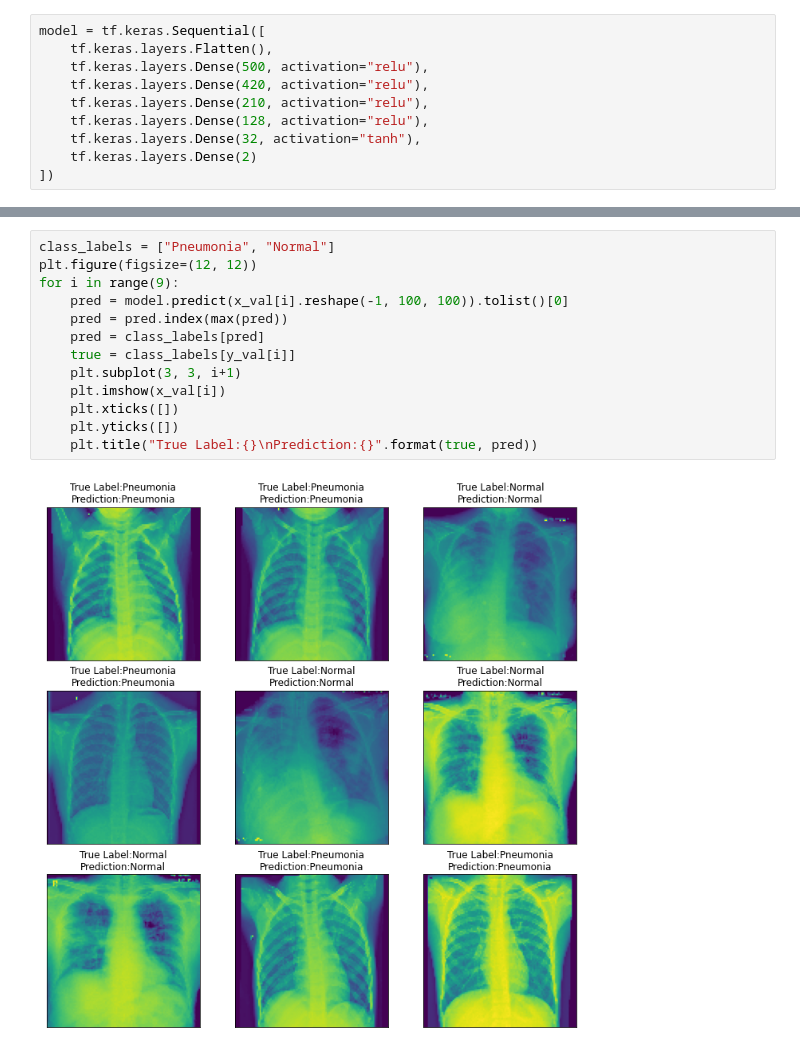
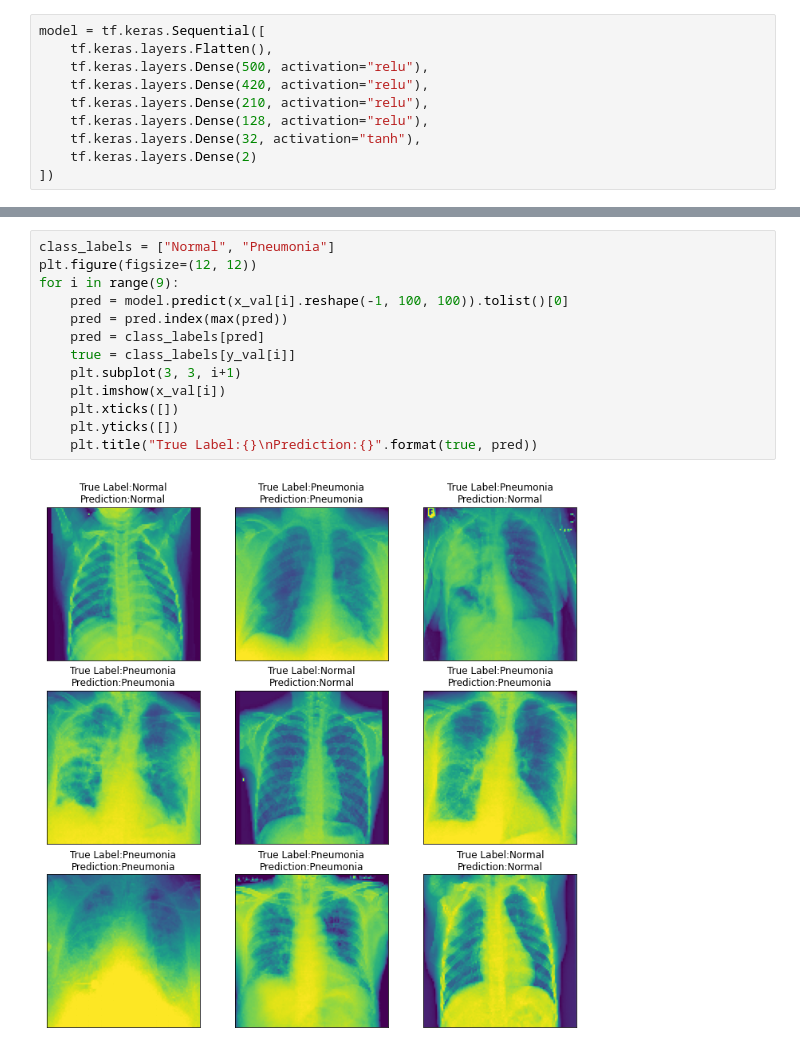
Before and after one commit to sesankm/pneumonia_detection, a Jupyter notebook: covid.ipynb, the cells around one changed output, grey strips where cells are left out. Drawn from its saved outputs; the diff is of its cells as text.

Commit message:
fixed more bugs and updated prediction images

```diff
--- a/covid.ipynb
+++ b/covid.ipynb
@@ -70,19 +70,19 @@ Epoch 100/100
 <tensorflow.python.keras.callbacks.History at 0x...>
 # %%
-class_labels = ["Pneumonia", "Normal"]
+class_labels = ["Normal", "Pneumonia"]
 plt.figure(figsize=(12, 12))
 for i in range(9):
     pred = model.predict(x_val[i].reshape(-1, 100, 100)).tolist()[0]
     pred = pred.index(max(pred))
     pred = class_labels[pred]
     true = class_labels[y_val[i]]
     plt.subplot(3, 3, i+1)
     plt.imshow(x_val[i])
     plt.xticks([])
     plt.yticks([])
     plt.title("True Label:{}\nPrediction:{}".format(true, pred))
 # %% [output]
-[figure, old version]
+[figure, new version]
 # %%
 loss, acc = model.evaluate(x_val, y_val)
 print("Validation Loss: {}".format(loss))
```
Also changed, not shown: parts of 2 cells of this notebook, 1 other file.
